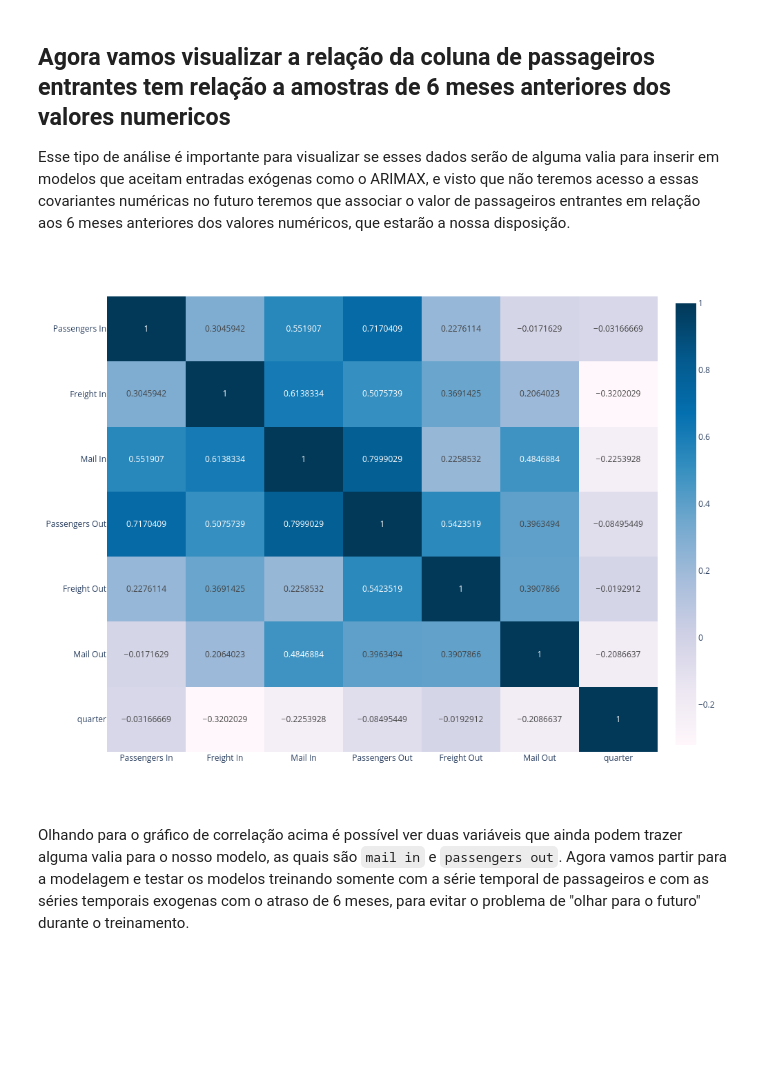
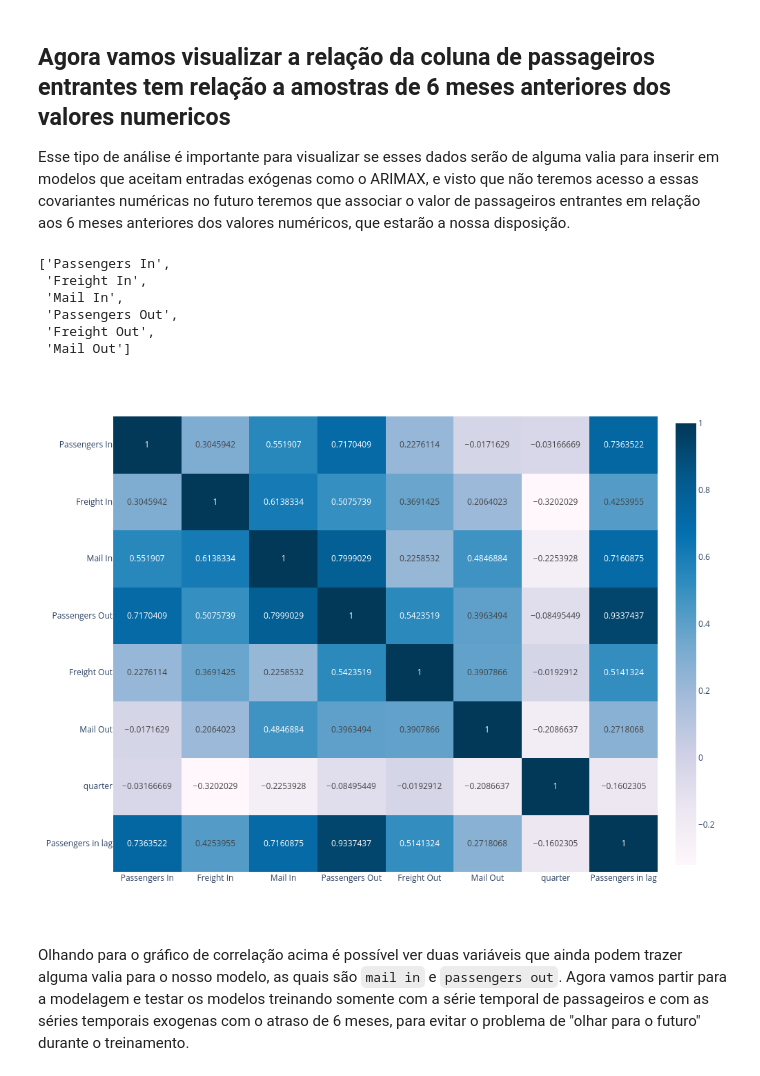
Before and after one commit to rodgdutra/Case-Australian-passengers-time-series, a Jupyter notebook: case_time_series_pred.ipynb, the cells around one changed output. Saved outputs shown, nothing was run; the diff lists cells and outputs as text; code cells hidden in the pictures; blank space fills up the shorter version.

```diff
--- a/case_time_series_pred.ipynb
+++ b/case_time_series_pred.ipynb
@@ -179,6 +169,11 @@ Existem várias formas de tratar de valores faltantes, desde descartar as linhas
 Dessa forma, Para tratar os valores faltantes vamos utilizar o `bfill` do pandas para utilizar o ultimo valor conhecido para substituir os valores `NaN`.
 
 Como cada país tem um comportamento de série temporal diferente é necessário tratar os valores faltantes por país, para não acabar inserindo dados relativos de uma distribuição diferente no valor faltante.
+# %%
+unique_countries = list(dataset['Country to/from'].unique())
+
+for country in unique_countries:
+   dataset.loc[dataset['Country to/from'] == country] =  dataset.loc[dataset['Country to/from'] == country].bfill()
 # %%
 unique_countries = list(dataset['Country to/from'].unique())
 
@@ -674,20 +721,34 @@ continent_sets[0].head()
 ## Agora vamos visualizar a relação da coluna de passageiros entrantes tem relação a amostras de 6 meses anteriores dos valores numericos
 Esse tipo de análise é importante para visualizar se esses dados serão de alguma valia para inserir em modelos que aceitam entradas exógenas como o ARIMAX, e visto que não teremos acesso a essas covariantes numéricas no futuro teremos que associar o valor de passageiros entrantes em relação aos 6 meses anteriores dos valores numéricos, que estarão a nossa disposição.
 # %%
-lag_asia_set = asia_series[::]
-lag_order = 6
-cols = numeric_cols[1:]
-for col in cols:
-    lag_asia_set[col] = lag_asia_set[col].shift(lag_order)
+def generate_lag_set(entry_set, numeric_cols):
+    lag_set = entry_set[::]
+    lag_order = 6
+    cols = numeric_cols[1:]
+    for col in cols:
+        lag_set[col] = lag_set[col].shift(lag_order)
 
-lag_asia_set = lag_asia_set.dropna()
-lag_asia_set.head()
-numeric_cols.append('quarter')
+    lag_set[f'Passengers in lag'] = lag_set['Passengers In'].shift(lag_order)
+    lag_set = lag_set.dropna()
+    lag_set.head()
+    numeric_cols.append('quarter')
+    numeric_cols.append('Passengers in lag')
+    return lag_set, numeric_cols
+# %%
+numeric_cols
+# %% [output]
+['Passengers In',
+ 'Freight In',
+ 'Mail In',
+ 'Passengers Out',
+ 'Freight Out',
+ 'Mail Out']
 # %%
-fig = px.imshow(lag_asia_set[numeric_cols].corr(), text_auto=True ,color_continuous_scale='PuBu', width=1000, height=800, aspect="auto")
+lag_asia_set, new_numeric_cols = generate_lag_set(asia_series, numeric_cols)
+fig = px.imshow(lag_asia_set[new_numeric_cols].corr(), text_auto=True ,color_continuous_scale='PuBu', width=1000, height=800, aspect="auto")
 fig.show('png')
 # %% [output]
-[figure, old version]
+[figure, new version]
 # %% [markdown]
 Olhando para o gráfico de correlação acima é possível ver duas variáveis que ainda podem trazer alguma valia para o nosso modelo, as quais são `mail in` e `passengers out`. Agora vamos partir para a modelagem e testar os modelos treinando somente com a série temporal de passageiros e com as séries temporais exogenas com o atraso de 6 meses, para evitar o problema de "olhar para o futuro" durante o treinamento.
 # %% [markdown]
```
Also changed, not shown: parts of 51 cells of this notebook, 6 other files.
